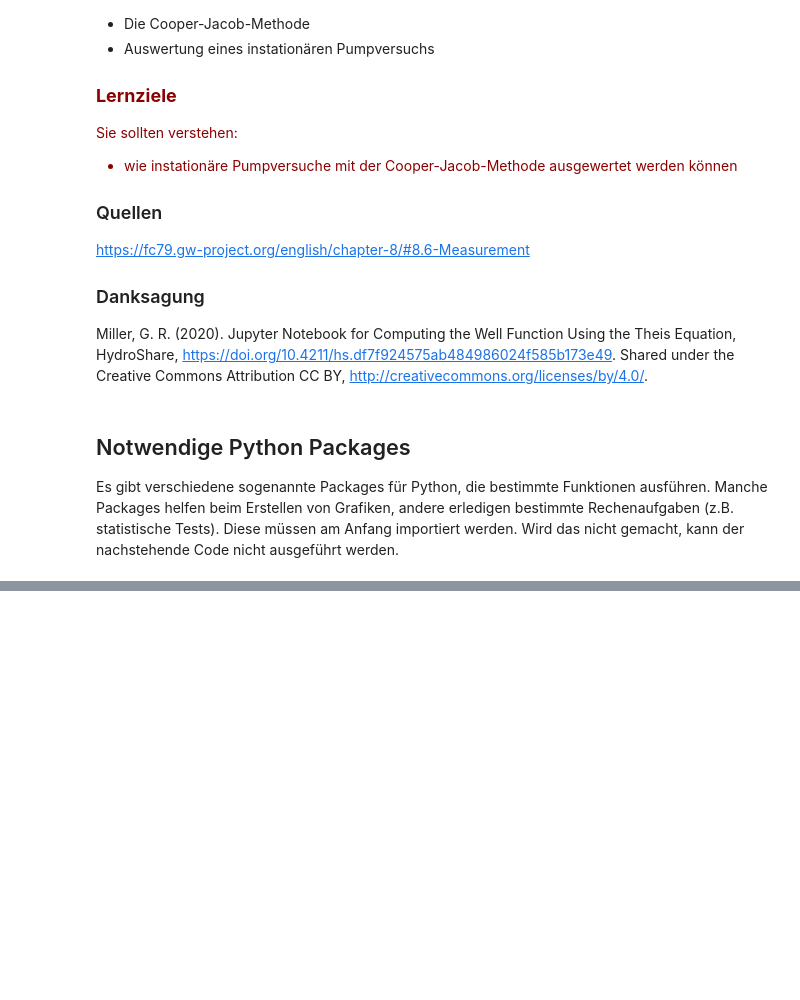
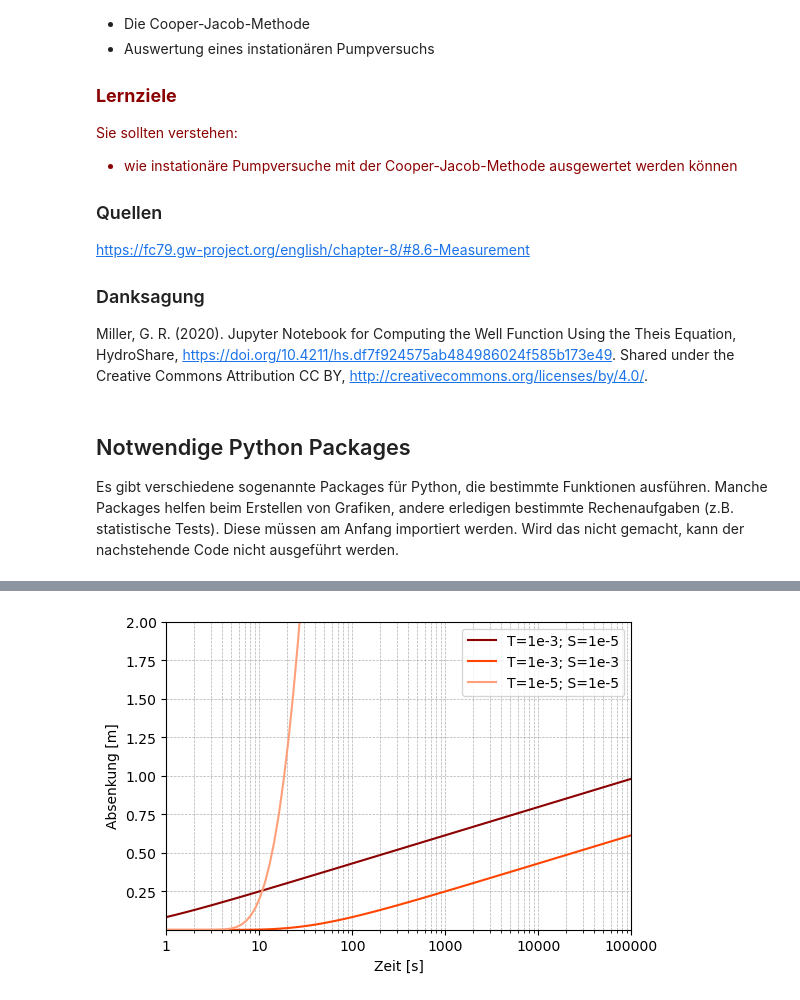
Before and after one commit to SebastianGnann/Pumpversuche, a Jupyter notebook: Pumpversuche_Cooper_Jacob.ipynb, the cells around one changed output, grey strips where cells are left out. Cells and saved outputs as stored; diff of their text form; code cells hidden in the pictures; blank space fills up the shorter version.

```diff
--- a/Pumpversuche_Cooper_Jacob.ipynb
+++ b/Pumpversuche_Cooper_Jacob.ipynb
@@ -132,3 +137,52 @@ plt.show()
+# %%
+# calculate solution to Theis equation and visualize it
+
+# define aquifer properties
+S1 = 1.0e-5 # [-]
+S2 = 1.0e-3 # [-]
+T1 = 1.0e-3 # [m²/s]
+T2 = 1.0e-5 # [m²/s]
+Q = 0.001 # [m³/s]
+r = 10
+
+# define time vector [s]
+t = np.logspace(0, 5, num=100, base=10)
+
+# calculate u for different radial distances
+u1 = ((r**2)*S1)/(4*T1*t)
+u2 = ((r**2)*S2)/(4*T1*t)
+u3 = ((r**2)*S1)/(4*T2*t)
+
+# define tolerance range (needed for solution of well equation)
+tol = 1e-12
+
+# solve well equation (this is done by calling a function)
+from contents import well_fxn_script as wf
+
+s_1 = np.asarray(list(map(lambda u1: wf.well_fxn(u1,tol)*Q/(4*T1*np.pi),u1)))
+s_2 = np.asarray(list(map(lambda u2: wf.well_fxn(u2,tol)*Q/(4*T1*np.pi),u2)))
+s_3 = np.asarray(list(map(lambda u3: wf.well_fxn(u3,tol)*Q/(4*T2*np.pi),u3)))
+
+# visualize results
+# also note that we look at a double log scale
+fig, ax = plt.subplots(figsize=(6, 4))
+ax.plot(t, s_1, '-', c='darkred', label='T=1e-3; S=1e-5')
+ax.plot(t, s_2, '-', c='orangered', label='T=1e-3; S=1e-3')
+ax.plot(t, s_3, '-', c='lightsalmon', label='T=1e-5; S=1e-5')
+ax.set_xlabel('Zeit [s]')
+ax.set_ylabel('Absenkung [m]')
+ax.legend(loc='upper right')
+#plt.gca().invert_yaxis() # invert axis to see drawdown more intuitively
+plt.xscale("log")
+#plt.yscale("log")
+ax.set_xlim([1, 100000])
+ax.set_ylim([0.001, 2])
+ax.xaxis.set_major_formatter(ticker.FuncFormatter(fmt_func_x))
+ax.yaxis.set_major_formatter(ticker.FuncFormatter(fmt_func_y))
+ax.grid(True, which='both', linestyle='--', linewidth=0.5)
+plt.show()
+# %% [output]
+[figure, added]
 # %% [markdown]
 ## Cooper-Jacob-Methode mit Messdaten
 
```
Also changed, not shown: parts of 9 cells of this notebook.
